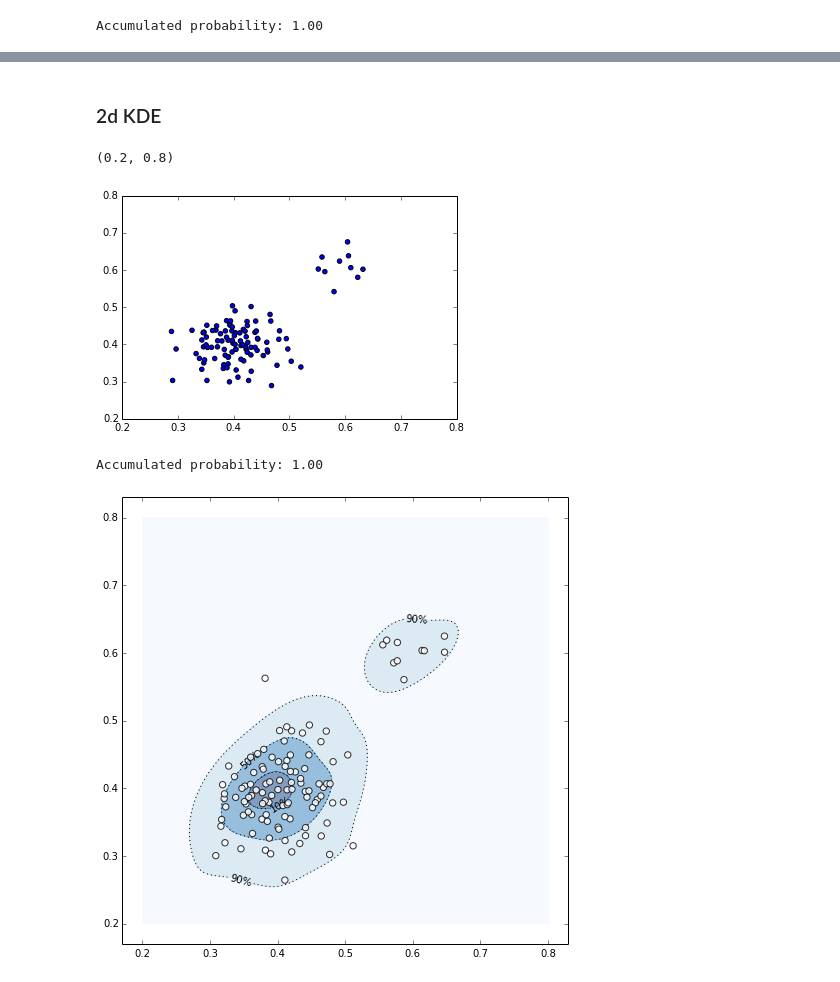
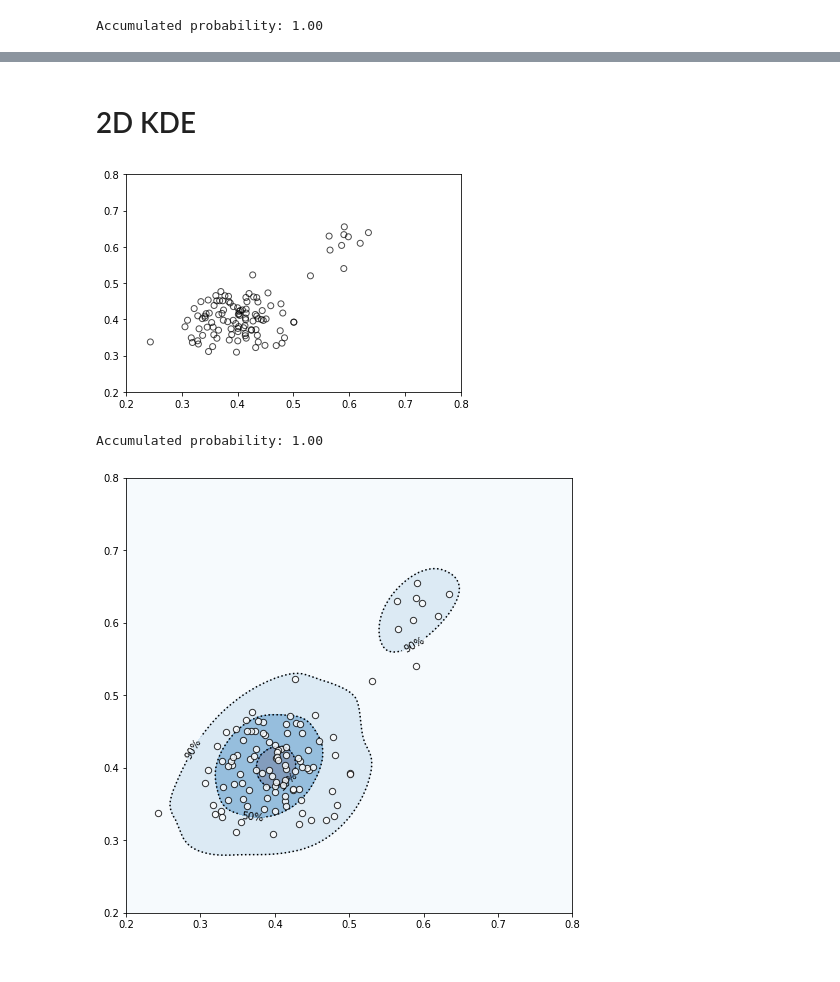
Before and after one commit to gecko/kernel-density-estimate, a Jupyter notebook: KDE_Outliers.ipynb, the cells around one changed output, grey strips where cells are left out. Drawn from its saved outputs; the diff is of its cells as text; code cells hidden in the pictures.

```diff
--- a/KDE_Outliers.ipynb
+++ b/KDE_Outliers.ipynb
@@ -63,24 +62,24 @@ ax.set_ylim(0.0, 0.01)
 # %% [markdown]
-### 2d KDE
+# 2D KDE
 # %%
 num = 100
 x = np.random.normal(0.4, 0.05, num)
-x = np.append(x, np.random.normal(0.6, 0.03, num/10))
+x = np.append(x, np.random.normal(0.6, 0.03, int(num/10)))
 
 y = np.random.normal(0.4, 0.05, num)
-y = np.append(y, np.random.normal(0.6, 0.03, num/10))
+y = np.append(y, np.random.normal(0.6, 0.03, int(num/10)))
 
 xmin, xmax = 0.2, 0.8
 ymin, ymax = 0.2, 0.8
 # %%
 fig = plt.figure()
 ax = fig.gca()
-ax.scatter(x,y)
+ax.scatter(x, y, color='k', facecolor='none', alpha=0.7)
 ax.set_xlim(xmin, xmax)
 ax.set_ylim(ymin, ymax)
+plt.show()
 # %% [output]
-(0.2, 0.8)
-[figure, old version]
+[figure, new version]
 # %%
 xx, yy = np.meshgrid(np.linspace(xmin, xmax, 100), np.linspace(ymin, ymax, 100))
 positions = np.vstack([xx.ravel(), yy.ravel()])
@@ -109,4 +108,4 @@ cset = ax.contour(xx, yy, z, levels=t_contours, colors='k', linestyles='dotted')
 ax.clabel(cset, inline=1, fontsize=10, fmt=dict(zip(t_contours, ['90%', '50%', '10%'])))
 plt.show()
 # %% [output]
-[figure, old version]
+[figure, new version]
```
Also changed, not shown: parts of 5 cells of this notebook.
